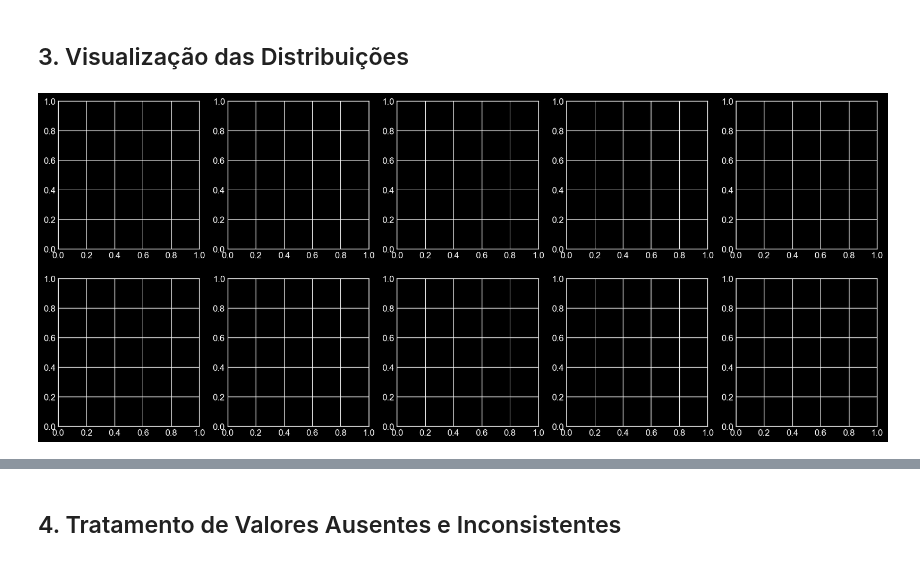
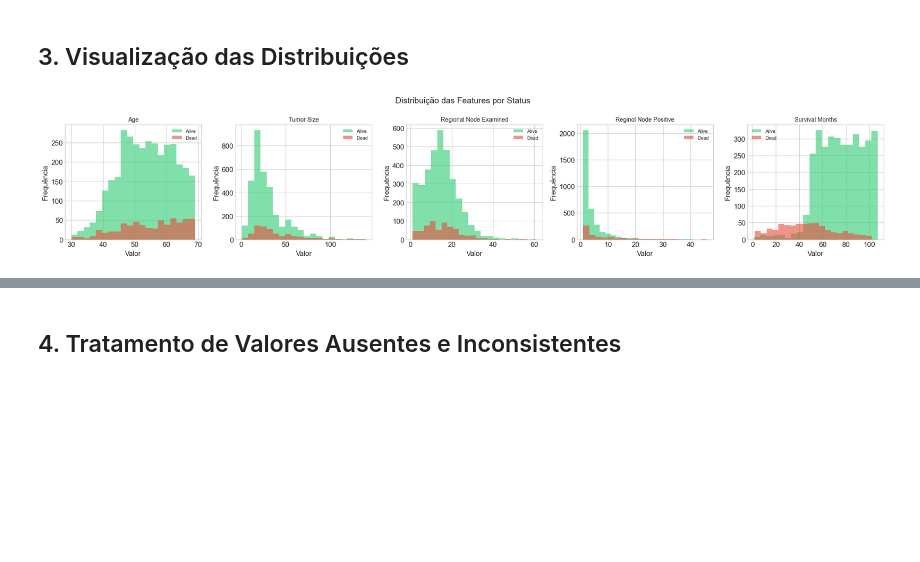
Before and after one commit to Vinny16044/tech-challenge-fase1, a Jupyter notebook: notebooks/breast-cancer-SEER/01_breast-cancer-SEER.ipynb, the cells around one changed output, grey strips where cells are left out. Drawn from its saved outputs; the diff is of its cells as text; code cells hidden in the pictures; blank space fills up the shorter version.

```diff
--- a/notebooks/breast-cancer-SEER/01_breast-cancer-SEER.ipynb
+++ b/notebooks/breast-cancer-SEER/01_breast-cancer-SEER.ipynb
@@ -291,22 +309,56 @@ Tumor Size              140.0
 # %% [markdown]
 ## 3. Visualização das Distribuições
 # %%
-# Histogramas das features principais (mean)
-mean_features = [col for col in df.columns if 'mean' in col]
+# Histogramas das features principais - Adaptado para diagnosis ou Status
+# Detectar qual dataset está sendo usado
+if 'diagnosis' in df.columns:
+    # Dataset Wisconsin - features com 'mean'
+    features = [col for col in df.columns if 'mean' in col]
+    groupby_col = 'diagnosis'
+    groupby_values = ['benign', 'malignant']
+    colors_list = ['#2ecc71', '#e74c3c']  # benign, malignant
+    title_suffix = 'Diagnóstico'
+elif 'Status' in df.columns:
+    # Dataset SEER - colunas numéricas principais
+    numeric_cols = df.select_dtypes(include=['number']).columns.tolist()
+    features = numeric_cols[:10]  # Primeiras 10 colunas numéricas
+    groupby_col = 'Status'
+    groupby_values = df[groupby_col].unique().tolist()
+    colors_list = ['#2ecc71', '#e74c3c'][:len(groupby_values)]  # Alive, Dead
+    title_suffix = 'Status'
+else:
+    features = []
+    groupby_col = None
 
-fig, axes = plt.subplots(2, 5, figsize=(20, 8))
-axes = axes.flatten()
+if features and groupby_col:
+    n_features = len(features)
+    n_cols = min(5, n_features)
+    n_rows = (n_features + n_cols - 1) // n_cols
 
-for i, col in enumerate(mean_features):
-    for diagnosis in ['benign', 'malignant']:
-        subset = df[df['diagnosis'] == diagnosis]
-        axes[i].hist(subset[col], alpha=0.6, label=diagnosis, bins=20)
-    axes[i].set_title(col.replace('mean ', ''), fontsize=10)
-    axes[i].legend(fontsize=8)
+    fig, axes = plt.subplots(n_rows, n_cols, figsize=(20, 4*n_rows))
+    axes = axes.flatten()
 
-plt.suptitle('Distribuição das Features (Mean) por Diagnóstico', fontsize=14)
-plt.tight_layout()
-plt.savefig('../../reports/figures/distribuicoes_features.png', dpi=150)
-plt.show()
+    for i, col in enumerate(features):
+        for j, val in enumerate(groupby_values):
+            subset = df[df[groupby_col] == val]
+            if col in subset.columns:
+                axes[i].hist(subset[col], alpha=0.6, label=str(val),
+                            color=colors_list[j % len(colors_list)], bins=20)
+        col_display = col.replace('mean ', '').replace('_', ' ')
+        axes[i].set_title(col_display, fontsize=10)
+        axes[i].legend(fontsize=8)
+        axes[i].set_xlabel('Valor')
+        axes[i].set_ylabel('Frequência')
+
+    # Limpar eixos vazios
+    for i in range(n_features, len(axes)):
+        fig.delaxes(axes[i])
+
+    plt.suptitle(f'Distribuição das Features por {title_suffix}', fontsize=14)
+    plt.tight_layout()
+    plt.savefig('../../reports/figures/distribuicoes_features.png', dpi=150, bbox_inches='tight')
+    plt.show()
+else:
+    print("Nenhuma coluna numérica ou groupby encontrada")
 # %% [output]
-[figure, old version]
+[figure, new version]
```
Also changed, not shown: parts of 47 cells of this notebook, 14 other files.
